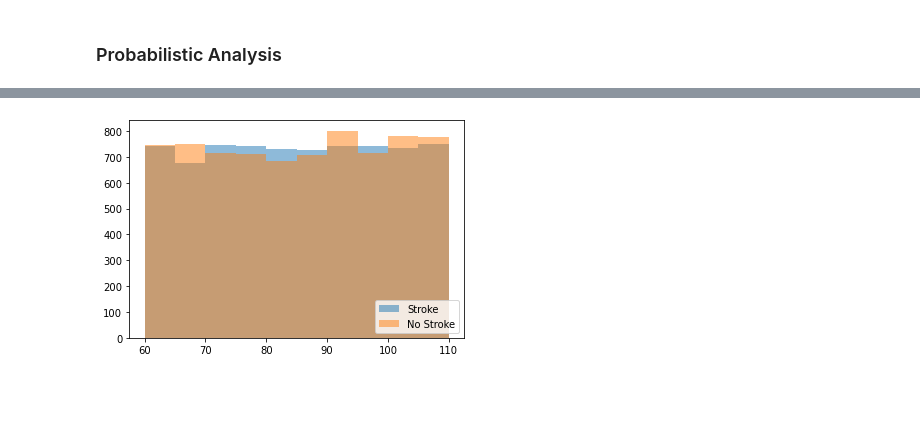
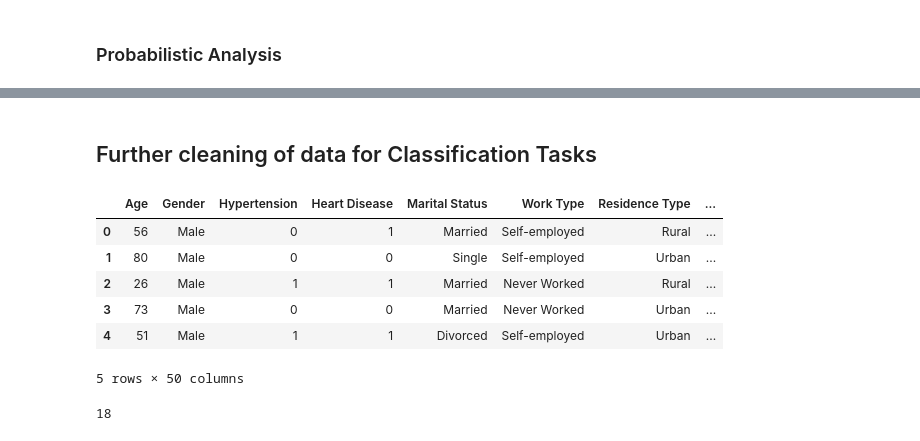
Before and after one commit to adam-stogsdill/Stroke-Prediction, a Jupyter notebook: prelim_data_analysis.ipynb, the cells around one changed output, grey strips where cells are left out. Drawn from its saved outputs; the diff is of its cells as text; code cells hidden in the pictures; blank space fills up the shorter version.

```diff
--- a/prelim_data_analysis.ipynb
+++ b/prelim_data_analysis.ipynb
@@ -245,4 +185,18 @@ heights, bins = get_cont_vs_diag_dist(stroke_data, 'Systolic', 10)
-# %%
-heights, bins = get_cont_vs_diag_dist(stroke_data, 'Diastolic', 10)
-# %% [output]
-[figure, removed]
+# %% [markdown]
+## Further cleaning of data for Classification Tasks
+# %%
+dummy_cols = ['Gender','Marital Status', 'Work Type', 'Residence Type', 'Smoking Status', 'Alcohol Intake', 'Physical Activity', 'Dietary Habits']
+stroke_data = pd.concat([stroke_data, pd.get_dummies(stroke_data[dummy_cols], dtype=int)], axis=1, )
+stroke_data.head()
+# %% [output]
+|  | Age | Gender | Hypertension | Heart Disease | Marital Status | Work Type | Residence Type | ... |
+| 0 | 56 | Male | 0 | 1 | Married | Self-employed | Rural | ... |
+| 1 | 80 | Male | 0 | 0 | Single | Self-employed | Urban | ... |
+| 2 | 26 | Male | 1 | 1 | Married | Never Worked | Rural | ... |
+| 3 | 73 | Male | 0 | 0 | Married | Never Worked | Urban | ... |
+| 4 | 51 | Male | 1 | 1 | Divorced | Self-employed | Urban | ... |
+5 rows × 50 columns
+# %%
+stroke_data['Age'].min()
+# %% [output]
+18
```
Also changed, not shown: parts of 35 cells of this notebook.
